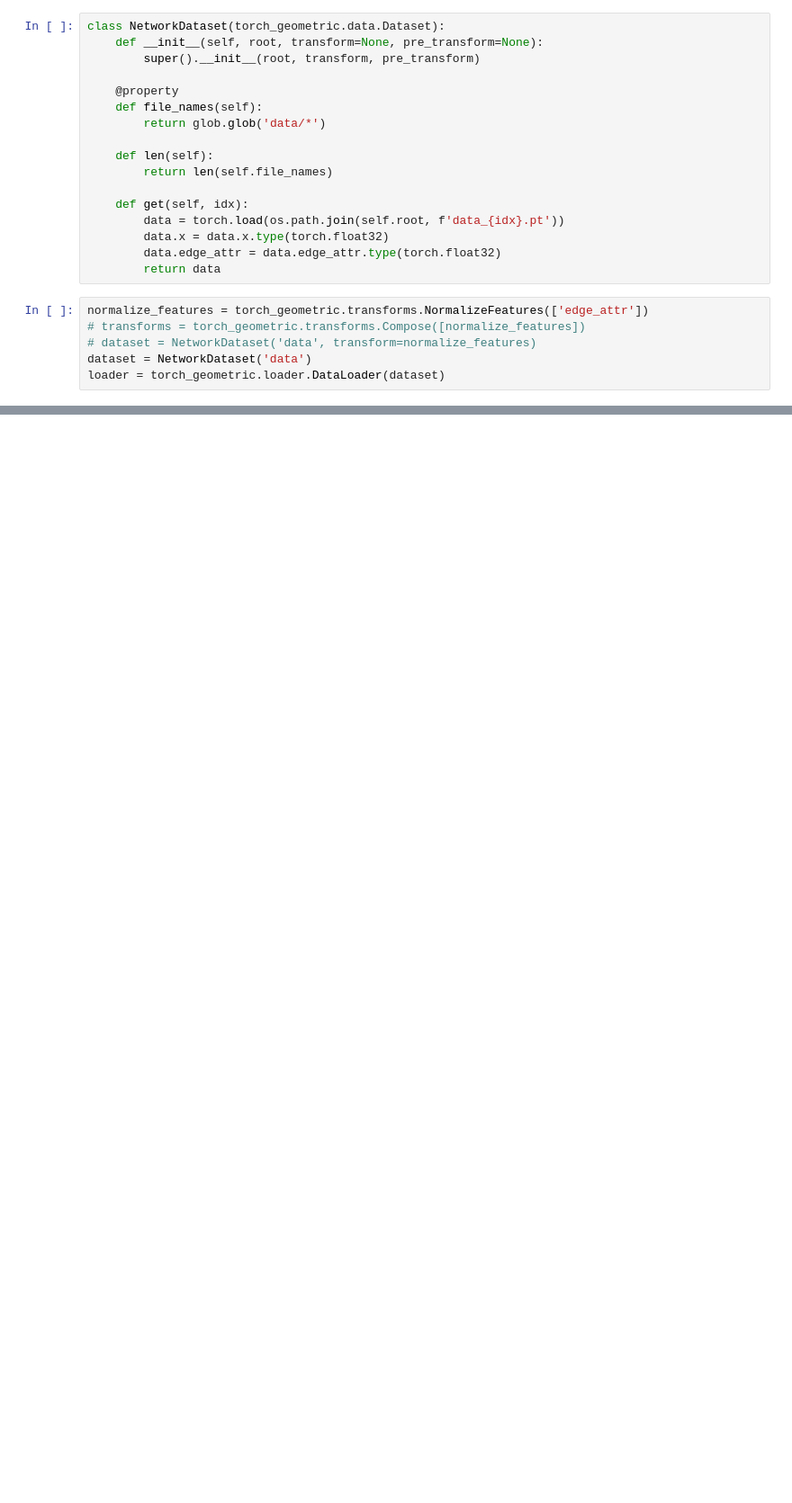
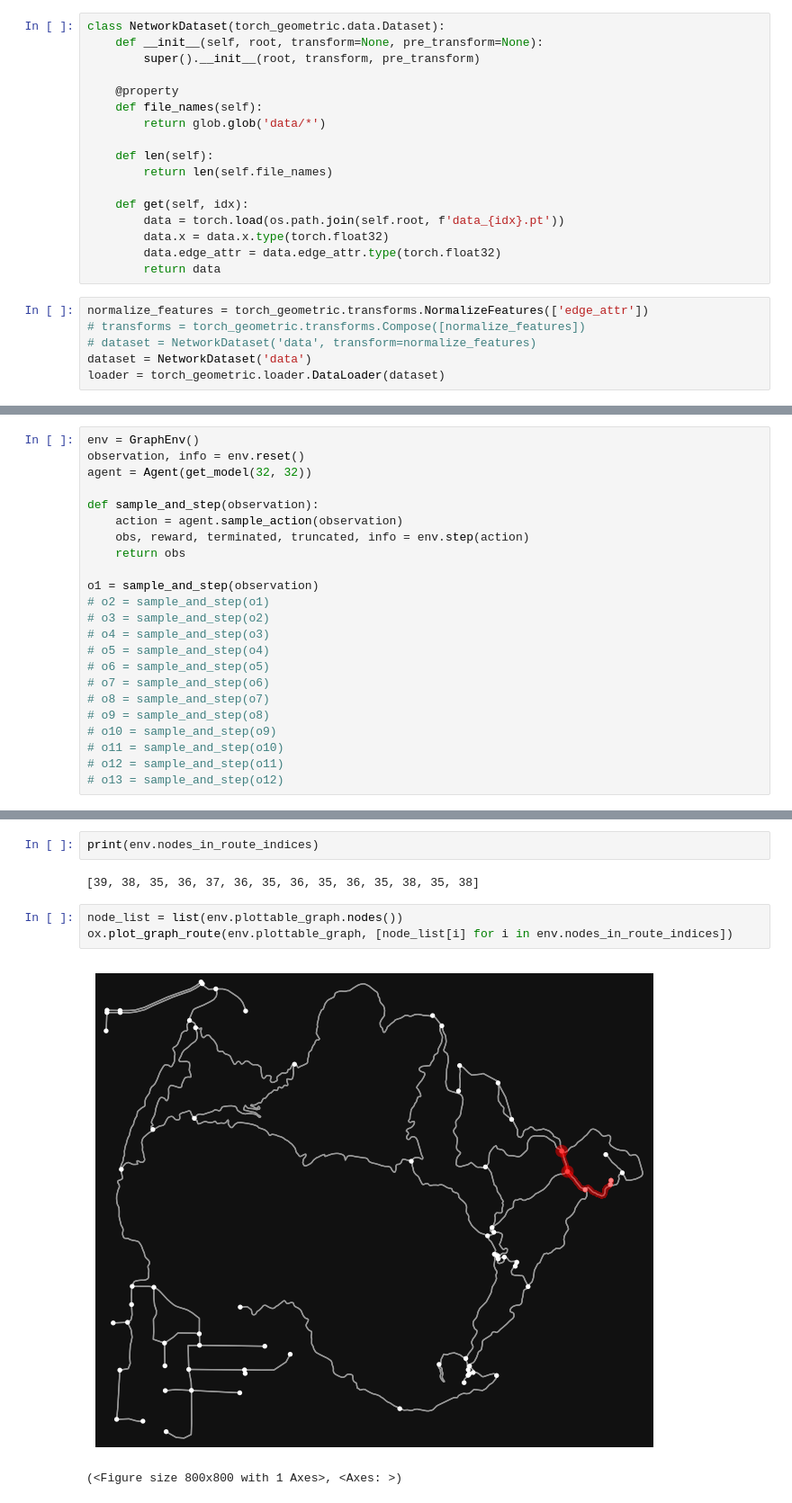
Before and after one commit to tate8/route-generator, a Jupyter notebook: ml/route-generator.ipynb, the cells around one changed output, grey strips where cells are left out. Shown: that part at 90% size. Drawn from its saved outputs; the diff is of its cells as text; blank space fills up the shorter version.

```diff
--- a/ml/route-generator.ipynb
+++ b/ml/route-generator.ipynb
@@ -179,0 +325,23 @@ class RLFramework():
+# %%
+env = GraphEnv()
+observation, info = env.reset()
+agent = Agent(get_model(32, 32))
+
+def sample_and_step(observation):
+    action = agent.sample_action(observation)
+    obs, reward, terminated, truncated, info = env.step(action)
+    return obs
+
+o1 = sample_and_step(observation)
+# o2 = sample_and_step(o1)
+# o3 = sample_and_step(o2)
+# o4 = sample_and_step(o3)
+# o5 = sample_and_step(o4)
+# o6 = sample_and_step(o5)
+# o7 = sample_and_step(o6)
+# o8 = sample_and_step(o7)
+# o9 = sample_and_step(o8)
+# o10 = sample_and_step(o9)
+# o11 = sample_and_step(o10)
+# o12 = sample_and_step(o11)
+# o13 = sample_and_step(o12)
@@ -179,0 +353,10 @@ class RLFramework():
+# %%
+print(env.nodes_in_route_indices)
+# %% [output]
+[39, 38, 35, 36, 37, 36, 35, 36, 35, 36, 35, 38, 35, 38]
+# %%
+node_list = list(env.plottable_graph.nodes())
+ox.plot_graph_route(env.plottable_graph, [node_list[i] for i in env.nodes_in_route_indices])
+# %% [output]
+[figure, added]
+(<Figure size 800x800 with 1 Axes>, <Axes: >)
```
Also changed, not shown: parts of 17 cells of this notebook, 2 other files.
